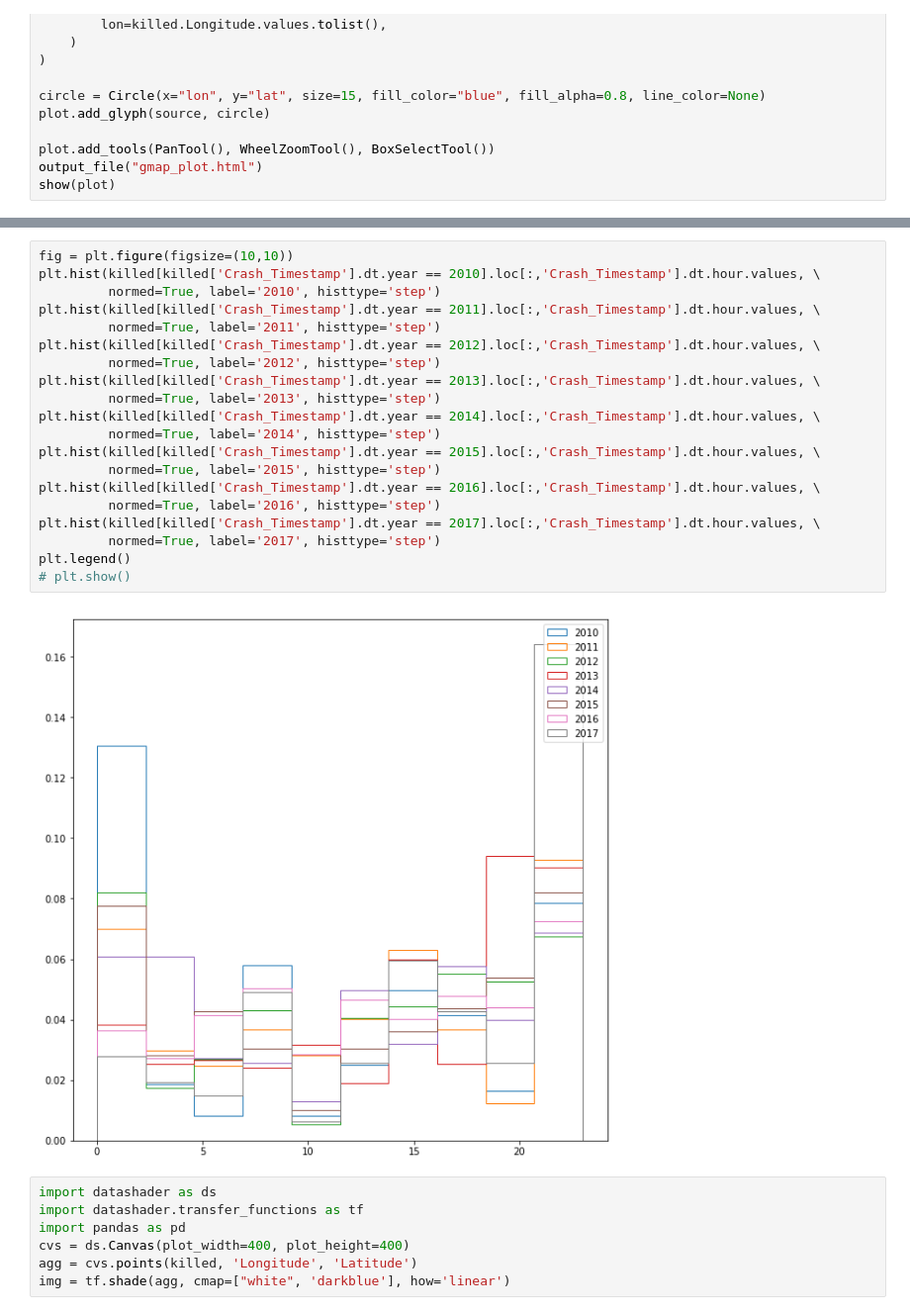
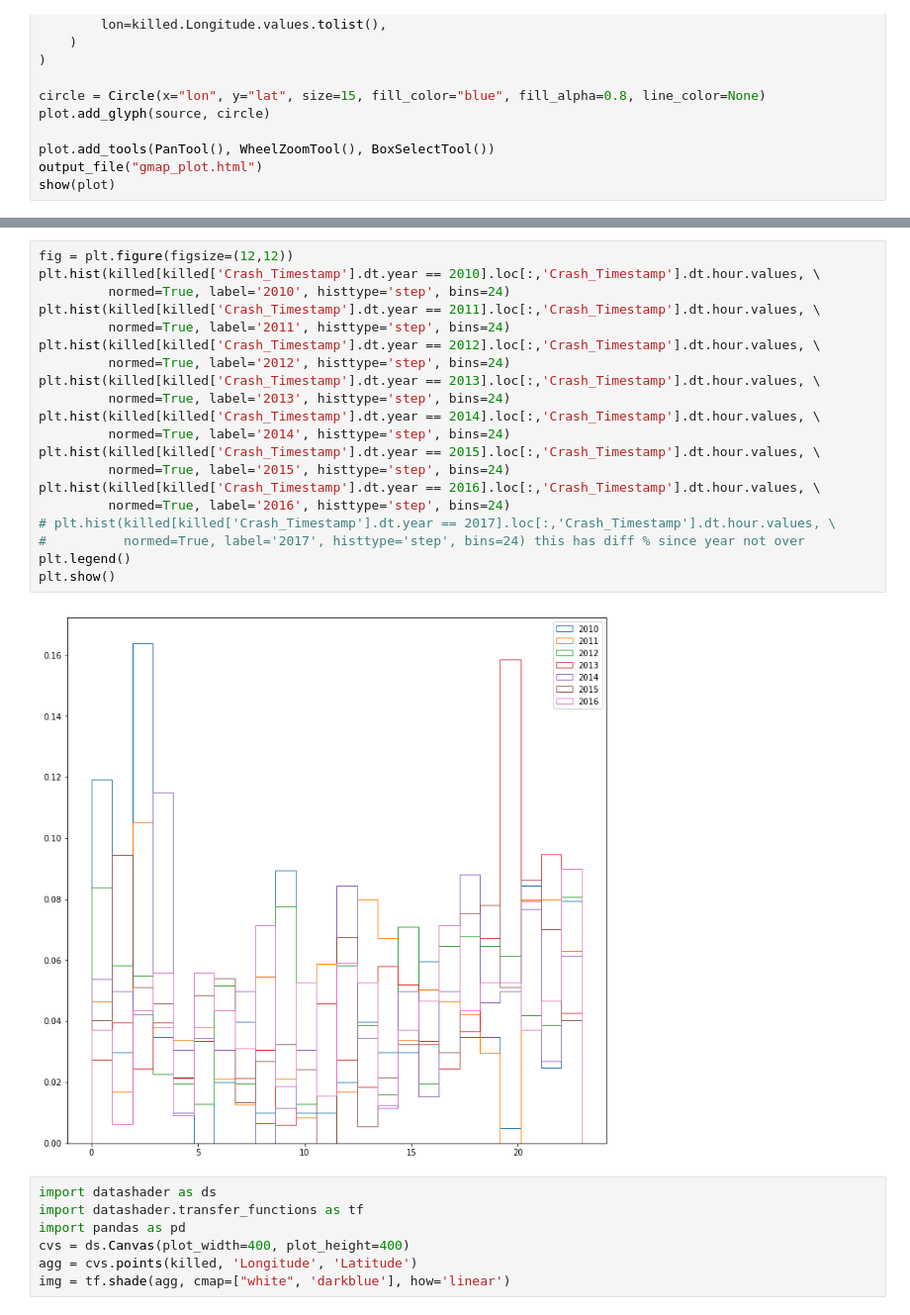
Before and after one commit to mtzaperas/capstone, a Jupyter notebook: Traffic_EDA.ipynb, the cells around one changed output, grey strips where cells are left out. Shown at 99% size. Cells and saved outputs as stored; diff of their text form.

```diff
--- a/Traffic_EDA.ipynb
+++ b/Traffic_EDA.ipynb
@@ -352,25 +352,25 @@ plt.legend()
 # %%
-fig = plt.figure(figsize=(10,10))
+fig = plt.figure(figsize=(12,12))
 plt.hist(killed[killed['Crash_Timestamp'].dt.year == 2010].loc[:,'Crash_Timestamp'].dt.hour.values, \
-         normed=True, label='2010', histtype='step')
+         normed=True, label='2010', histtype='step', bins=24)
 plt.hist(killed[killed['Crash_Timestamp'].dt.year == 2011].loc[:,'Crash_Timestamp'].dt.hour.values, \
-         normed=True, label='2011', histtype='step')
+         normed=True, label='2011', histtype='step', bins=24)
 plt.hist(killed[killed['Crash_Timestamp'].dt.year == 2012].loc[:,'Crash_Timestamp'].dt.hour.values, \
-         normed=True, label='2012', histtype='step')
+         normed=True, label='2012', histtype='step', bins=24)
 plt.hist(killed[killed['Crash_Timestamp'].dt.year == 2013].loc[:,'Crash_Timestamp'].dt.hour.values, \
-         normed=True, label='2013', histtype='step')
+         normed=True, label='2013', histtype='step', bins=24)
 plt.hist(killed[killed['Crash_Timestamp'].dt.year == 2014].loc[:,'Crash_Timestamp'].dt.hour.values, \
-         normed=True, label='2014', histtype='step')
+         normed=True, label='2014', histtype='step', bins=24)
 plt.hist(killed[killed['Crash_Timestamp'].dt.year == 2015].loc[:,'Crash_Timestamp'].dt.hour.values, \
-         normed=True, label='2015', histtype='step')
+         normed=True, label='2015', histtype='step', bins=24)
 plt.hist(killed[killed['Crash_Timestamp'].dt.year == 2016].loc[:,'Crash_Timestamp'].dt.hour.values, \
-         normed=True, label='2016', histtype='step')
-plt.hist(killed[killed['Crash_Timestamp'].dt.year == 2017].loc[:,'Crash_Timestamp'].dt.hour.values, \
-         normed=True, label='2017', histtype='step')
+         normed=True, label='2016', histtype='step', bins=24)
+# plt.hist(killed[killed['Crash_Timestamp'].dt.year == 2017].loc[:,'Crash_Timestamp'].dt.hour.values, \
+#          normed=True, label='2017', histtype='step', bins=24) this has diff % since year not over
 plt.legend()
-# plt.show()
+plt.show()
 # %% [output]
-[figure, old version]
+[figure, new version]
 # %%
 import datashader as ds
 import datashader.transfer_functions as tf
```
Also changed, not shown: parts of 26 cells of this notebook, 1 other file.
